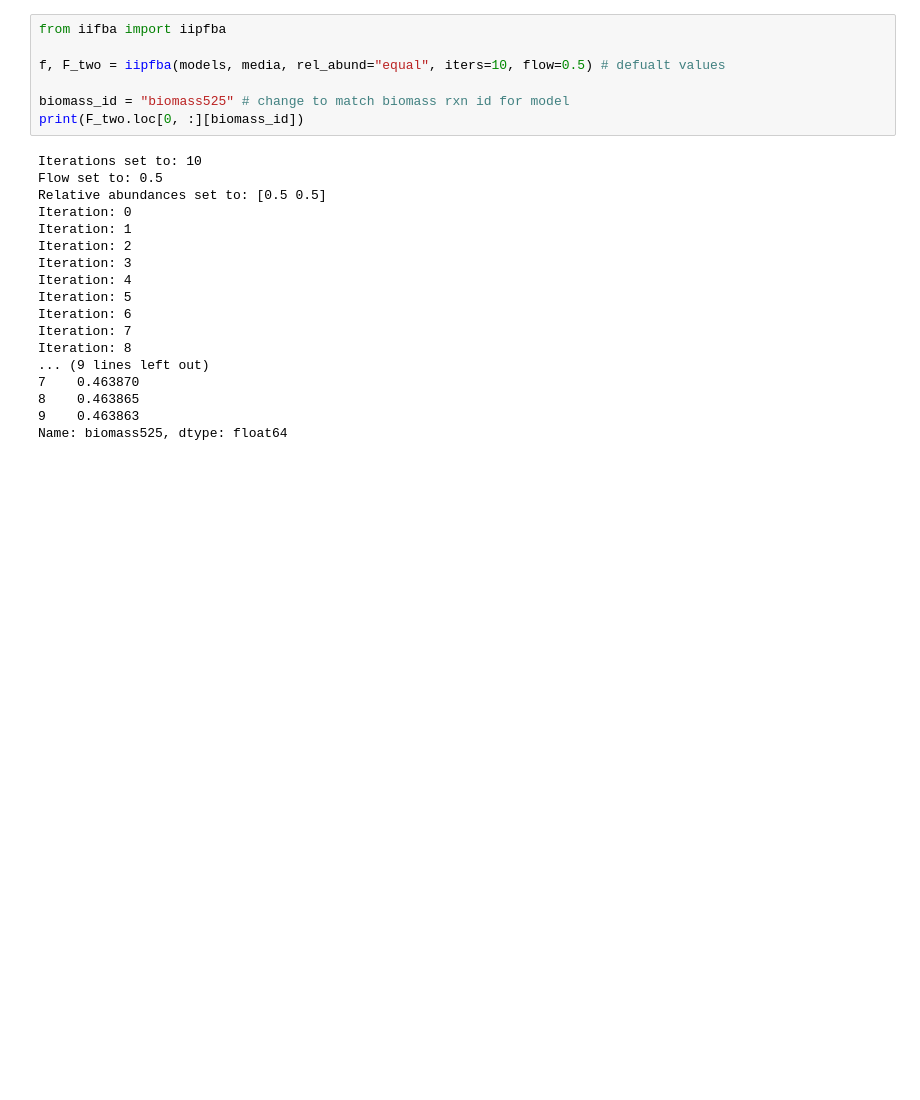
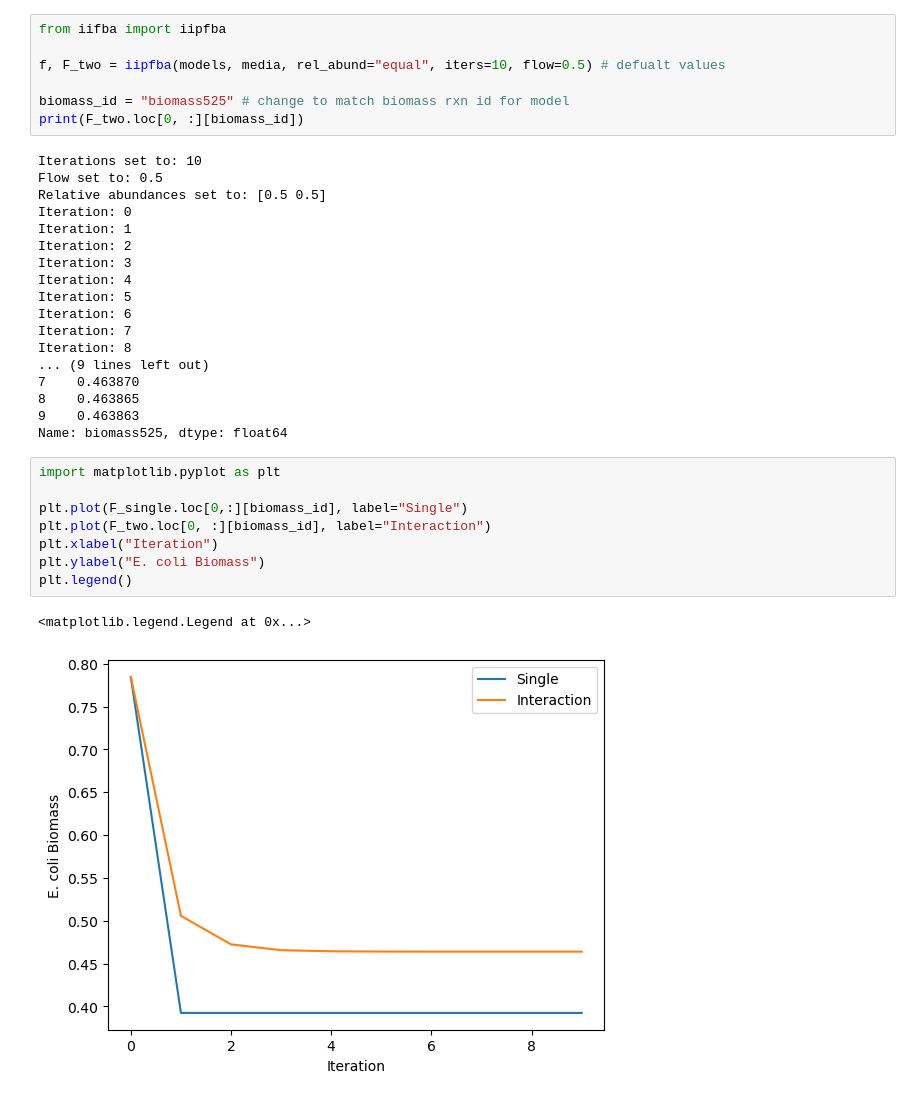
Before and after one commit to m-3-lab/iiFBA, a Jupyter notebook: package/examples/iifba_usage.ipynb, the cells around one changed output. Cells and saved outputs as stored; diff of their text form; blank space fills up the shorter version.

```diff
--- a/package/examples/iifba_usage.ipynb
+++ b/package/examples/iifba_usage.ipynb
@@ -134,3 +134,14 @@ Iteration: 8
 8    0.463865
 9    0.463863
 Name: biomass525, dtype: float64
+# %%
+import matplotlib.pyplot as plt
+
+plt.plot(F_single.loc[0,:][biomass_id], label="Single")
+plt.plot(F_two.loc[0, :][biomass_id], label="Interaction")
+plt.xlabel("Iteration")
+plt.ylabel("E. coli Biomass")
+plt.legend()
+# %% [output]
+<matplotlib.legend.Legend at 0x...>
+[figure, added]
```
Also changed, not shown: parts of 4 cells of this notebook.
